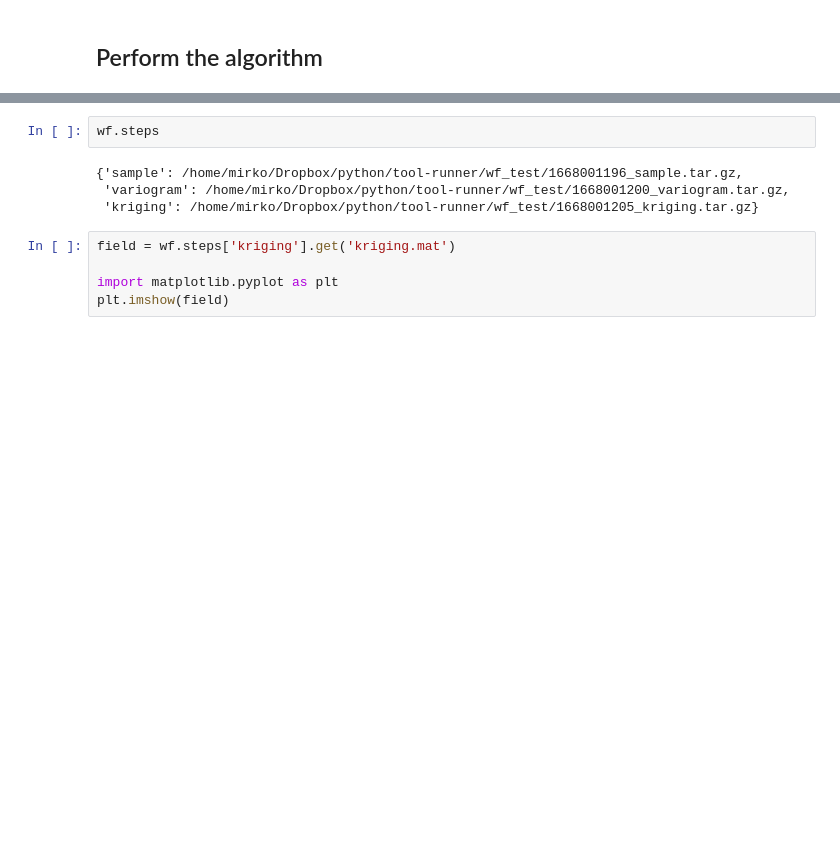
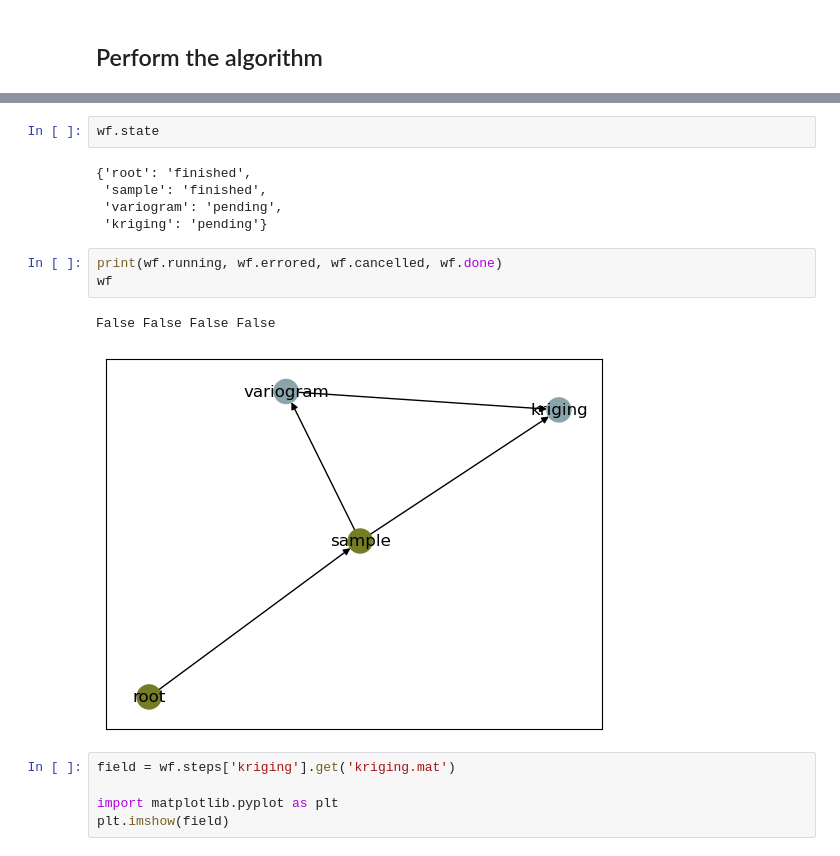
Before and after one commit to hydrocode-de/tool-runner, a Jupyter notebook: workflow.ipynb, the cells around one changed output, grey strips where cells are left out. Cells and saved outputs as stored; diff of their text form; blank space fills up the shorter version.

```diff
--- a/workflow.ipynb
+++ b/workflow.ipynb
@@ -62,9 +86,16 @@ Step 'sample' already done. No force policy found
 # %%
-wf.steps
+wf.state
 # %% [output]
-{'sample': /home/mirko/Dropbox/python/tool-runner/wf_test/1668001196_sample.tar.gz,
- 'variogram': /home/mirko/Dropbox/python/tool-runner/wf_test/1668001200_variogram.tar.gz,
- 'kriging': /home/mirko/Dropbox/python/tool-runner/wf_test/1668001205_kriging.tar.gz}
+{'root': 'finished',
+ 'sample': 'finished',
+ 'variogram': 'pending',
+ 'kriging': 'pending'}
+# %%
+print(wf.running, wf.errored, wf.cancelled, wf.done)
+wf
+# %% [output]
+False False False False
+[figure, added]
 # %%
 field = wf.steps['kriging'].get('kriging.mat')
 
```
Also changed, not shown: parts of 5 cells of this notebook.
